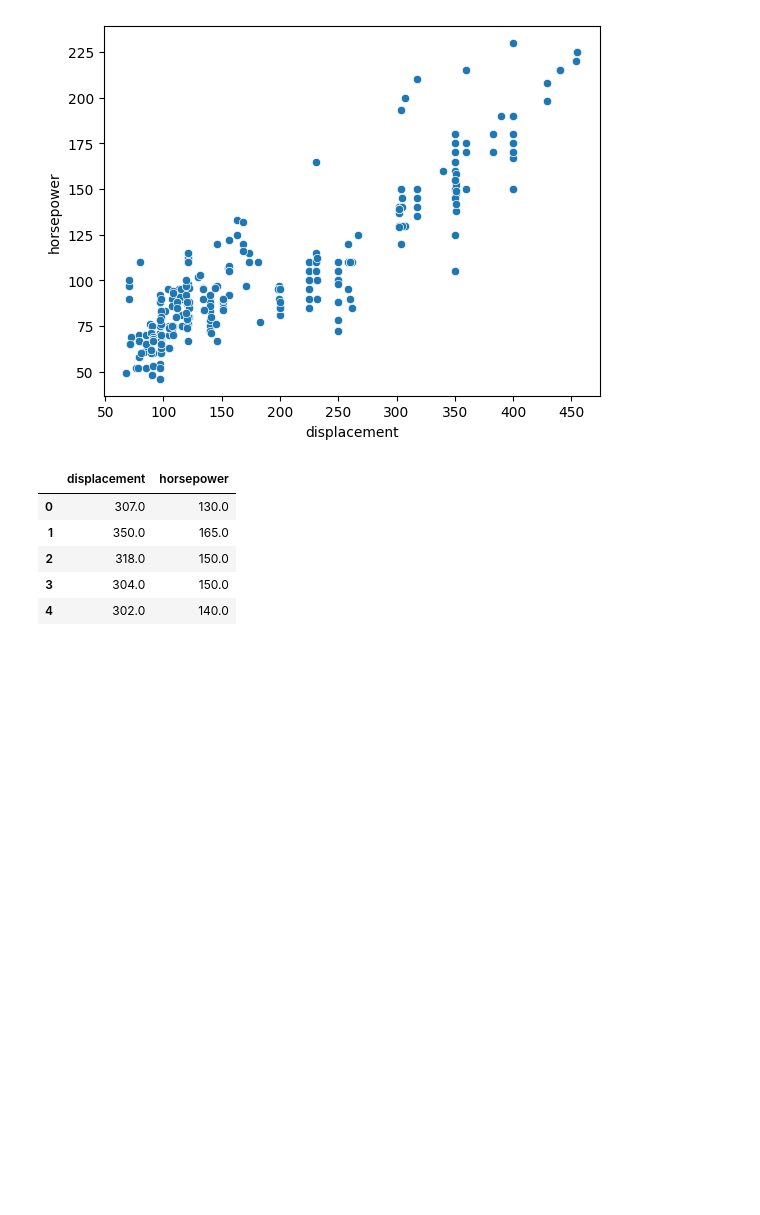
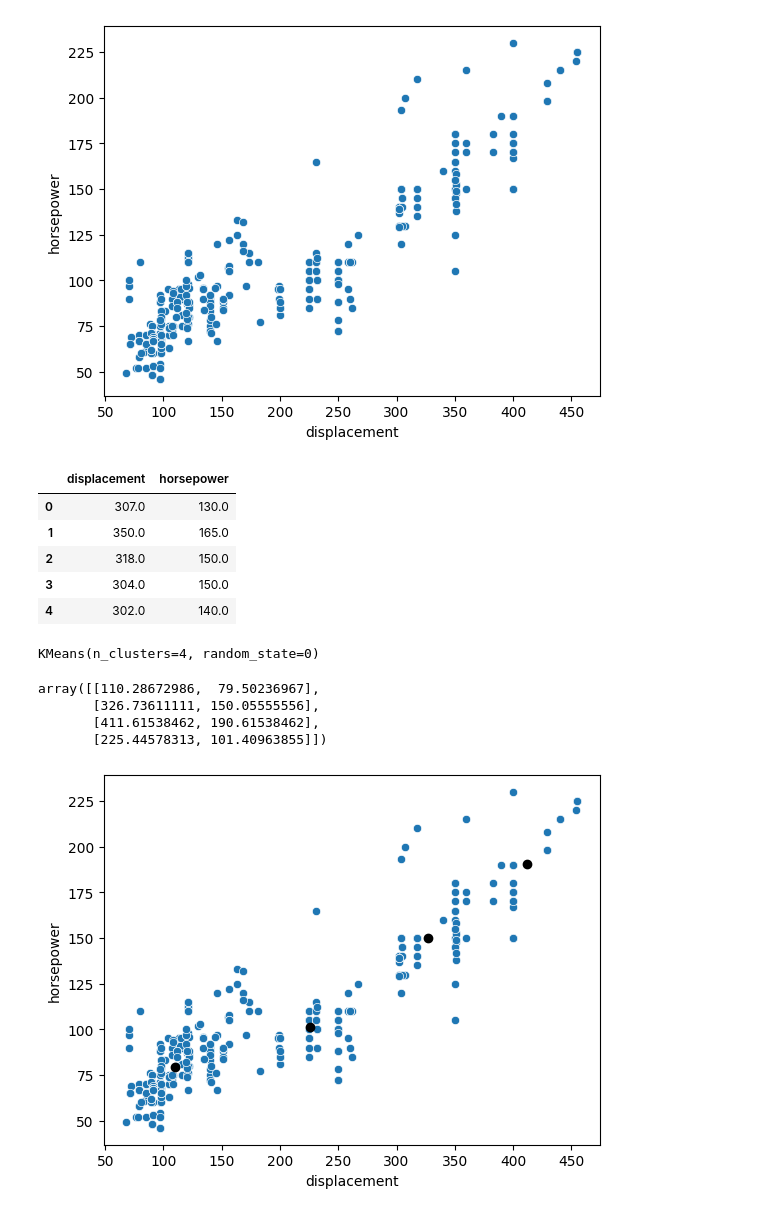
Before and after one commit to GameNPN/KU-Data-Science, a Jupyter notebook: Week 8/Data-Mining_Learning.ipynb, the cells around one changed output. Drawn from its saved outputs; the diff is of its cells as text; code cells hidden in the pictures; blank space fills up the shorter version.

```diff
--- a/Week 8/Data-Mining_Learning.ipynb
+++ b/Week 8/Data-Mining_Learning.ipynb
@@ -61,7 +53,7 @@ plt.show()
 # %% [output]
 [figure]
 # %%
-df2 = df[['displacement','horsepower']]
+df2 = df[['displacement','horsepower']].dropna()
 # %%
 df2.head()
 # %% [output]
@@ -78,3 +70,18 @@ model = KMeans(n_clusters=4,random_state=0)
 x = df2['displacement']
 y = df2['horsepower']
 model.fit(df2)
+# %% [output]
+KMeans(n_clusters=4, random_state=0)
+# %%
+model.cluster_centers_
+# %% [output]
+array([[110.28672986,  79.50236967],
+       [326.73611111, 150.05555556],
+       [411.61538462, 190.61538462],
+       [225.44578313, 101.40963855]])
+# %%
+sns.scatterplot(data=df2 , x='displacement',y='horsepower')
+plt.scatter(model.cluster_centers_[:,0],model.cluster_centers_[:,1],color='#000')
+plt.show()
+# %% [output]
+[figure, added]
```
Also changed, not shown: parts of 5 cells of this notebook, 8 other files.
